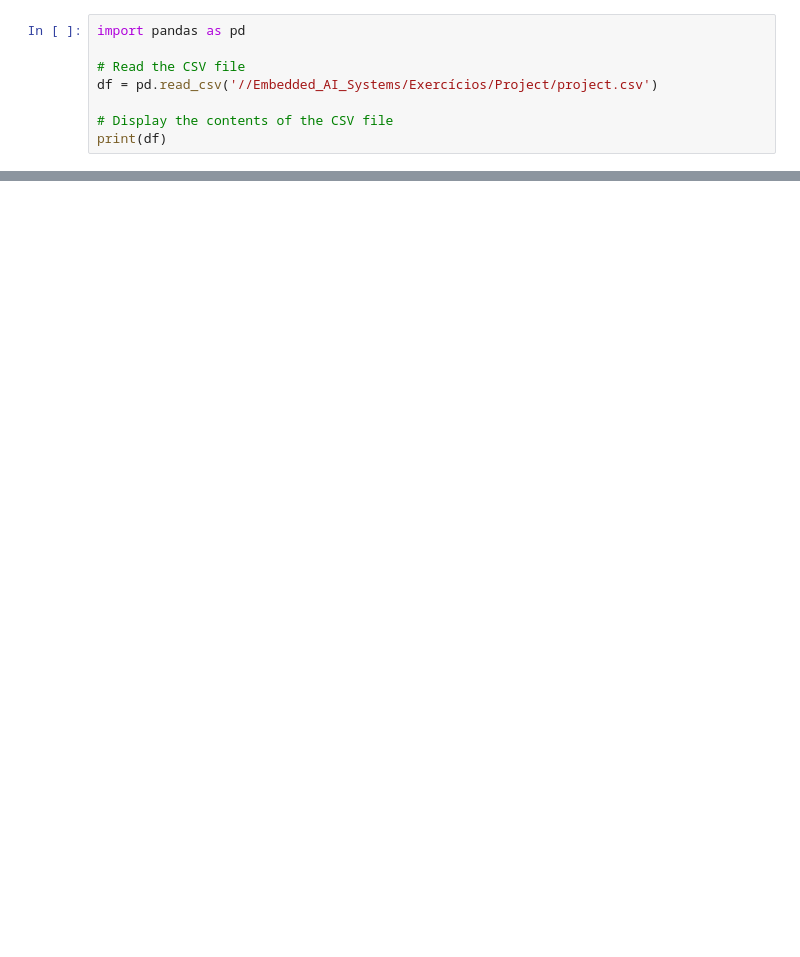
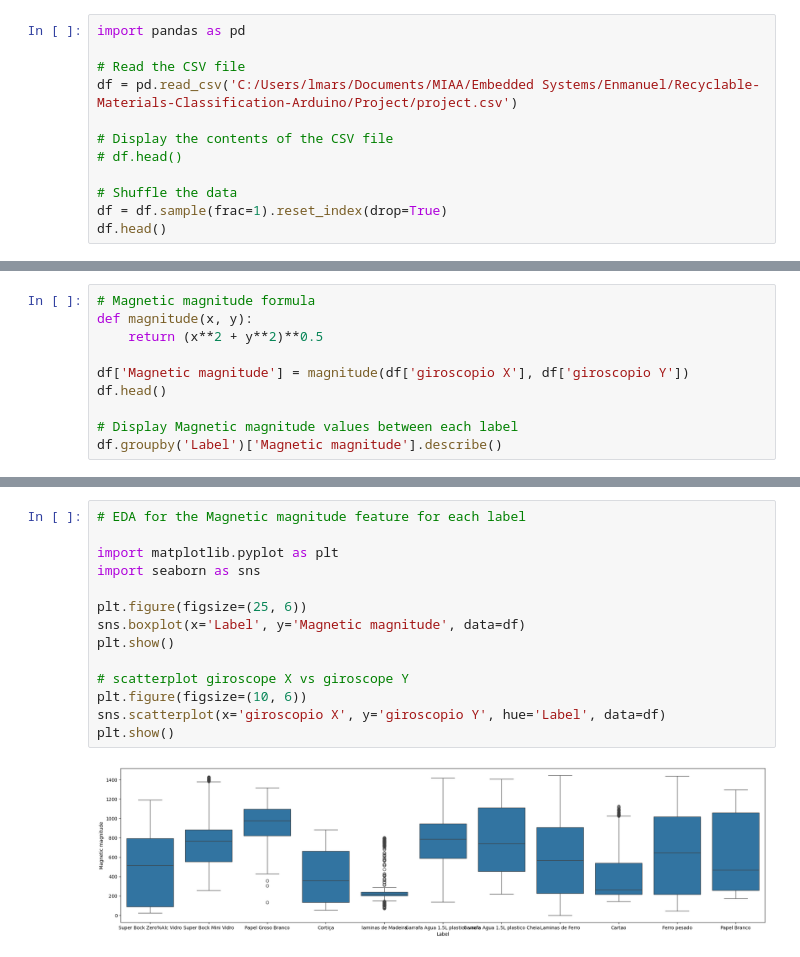
Before and after one commit to EnmanuelMartinsAbilheira/Recyclable-Materials-Classification-Arduino, a Jupyter notebook: Project/test.ipynb, the cells around one changed output, grey strips where cells are left out. Drawn from its saved outputs; the diff is of its cells as text; blank space fills up the shorter version.

```diff
--- a/Project/test.ipynb
+++ b/Project/test.ipynb
@@ -2,8 +2,12 @@
 import pandas as pd
 
 # Read the CSV file
-df = pd.read_csv('//Embedded_AI_Systems/Exercícios/Project/project.csv')
+df = pd.read_csv('C:/Users/lmars/Documents/MIAA/Embedded Systems/Enmanuel/Recyclable-Materials-Classification-Arduino/Project/project.csv')
 
 # Display the contents of the CSV file
-print(df)
+# df.head()
+
+# Shuffle the data
+df = df.sample(frac=1).reset_index(drop=True)
+df.head()
 # %% [output]
@@ -10,0 +72,10 @@ FileNotFoundError: [Errno 2] No such file or directory: '//Embedded_AI_Systems/E
+# %%
+# Magnetic magnitude formula
+def magnitude(x, y):
+    return (x**2 + y**2)**0.5
+
+df['Magnetic magnitude'] = magnitude(df['giroscopio X'], df['giroscopio Y'])
+df.head()
+
+# Display Magnetic magnitude values between each label
+df.groupby('Label')['Magnetic magnitude'].describe()
@@ -10,0 +96,16 @@ FileNotFoundError: [Errno 2] No such file or directory: '//Embedded_AI_Systems/E
+# %%
+# EDA for the Magnetic magnitude feature for each label
+
+import matplotlib.pyplot as plt
+import seaborn as sns
+
+plt.figure(figsize=(25, 6))
+sns.boxplot(x='Label', y='Magnetic magnitude', data=df)
+plt.show()
+
+# scatterplot giroscope X vs giroscope Y
+plt.figure(figsize=(10, 6))
+sns.scatterplot(x='giroscopio X', y='giroscopio Y', hue='Label', data=df)
+plt.show()
+# %% [output]
+[figure, added]
```
Also changed, not shown: parts of 18 cells of this notebook.
